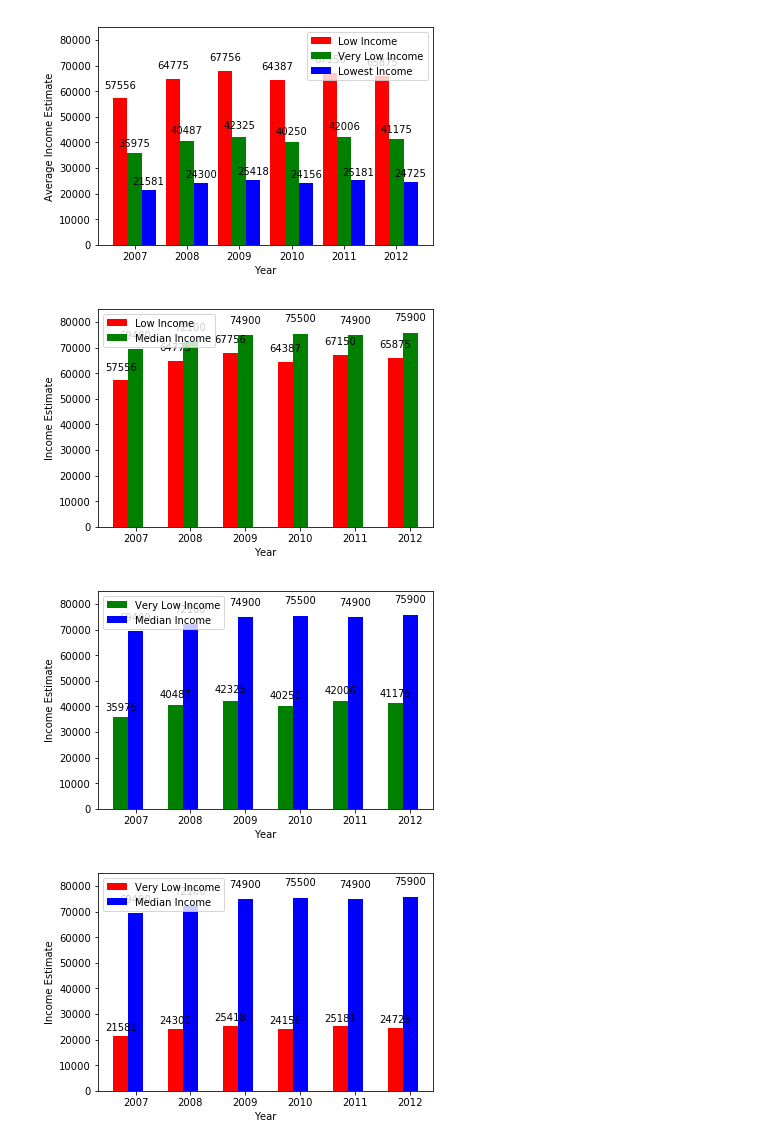
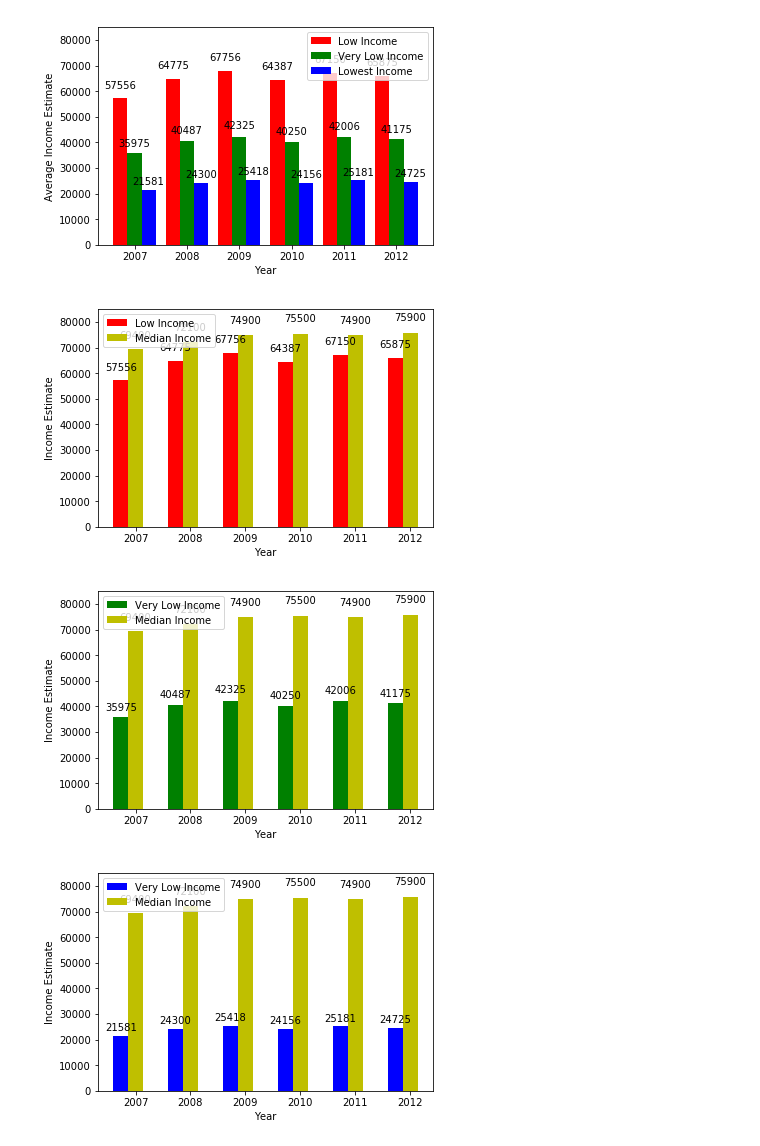
Before and after one commit to mec029/COGS108-Gentrification, a Jupyter notebook: IncomeEstimates.ipynb, the cells around one changed output. Saved outputs shown, nothing was run; the diff lists cells and outputs as text; code cells hidden in the pictures.

```diff
--- a/IncomeEstimates.ipynb
+++ b/IncomeEstimates.ipynb
@@ -14,8 +18,4 @@ import random
 from scipy import integrate
 import matplotlib.pyplot as plt
 from mpl_toolkits.mplot3d import Axes3D
-import warnings
-warnings.filterwarnings("ignore")
 %matplotlib inline
-plt.style.use('seaborn-colorblind')
-plt.rcParams['image.cmap'] = 'RdBu'
@@ -452,7 +555,7 @@ lowIncomeRect = ax.bar(ind, lowIncome, width, color='r')
 medianIncome = [df_all.T['Median Income'].iloc[0], df_all.T['Median Income'].iloc[1],
                 df_all.T['Median Income'].iloc[2], df_all.T['Median Income'].iloc[3],
                 df_all.T['Median Income'].iloc[4], df_all.T['Median Income'].iloc[5]]
-medianIncomeRect = ax.bar(ind+width, medianIncome, width, color='g')
+medianIncomeRect = ax.bar(ind+width, medianIncome, width, color='y')
 
 ax.set_ylabel('Income Estimate')
 ax.set_xlabel('Year')
@@ -468,7 +571,7 @@ autolabel(medianIncomeRect)
 plt.figure(1, figsize=(50,40))
 plt.show()
 # %% [output]
-[figure, old version]
+[figure, new version]
 # %%
 N = 6
 ind = np.arange(N)
@@ -485,7 +588,7 @@ veryLowIncomeRect = ax.bar(ind, veryLowIncome, width, color='g')
 medianIncome = [df_all.T['Median Income'].iloc[0], df_all.T['Median Income'].iloc[1],
                 df_all.T['Median Income'].iloc[2], df_all.T['Median Income'].iloc[3],
                 df_all.T['Median Income'].iloc[4], df_all.T['Median Income'].iloc[5]]
-medianIncomeRect = ax.bar(ind+width, medianIncome, width, color='b')
+medianIncomeRect = ax.bar(ind+width, medianIncome, width, color='y')
 
 ax.set_ylabel('Income Estimate')
 ax.set_xlabel('Year')
@@ -501,38 +604,38 @@ autolabel(medianIncomeRect)
 plt.figure(1, figsize=(50,40))
 plt.show()
 # %% [output]
-[figure, old version]
+[figure, new version]
 # %%
 N = 6
 ind = np.arange(N)
 width = 0.27
 
 fig = plt.figure()
 ax = fig.add_subplot(111)
 
 
 lowestIncome = [df_all.T['Lowest Income'].iloc[0], df_all.T['Lowest Income'].iloc[1],
             df_all.T['Lowest Income'].iloc[2], df_all.T['Lowest Income'].iloc[3],
             df_all.T['Lowest Income'].iloc[4], df_all.T['Lowest Income'].iloc[5]]
-lowestIncomeRect = ax.bar(ind, lowestIncome, width, color='r')
+lowestIncomeRect = ax.bar(ind, lowestIncome, width, color='b')
 
 medianIncome = [df_all.T['Median Income'].iloc[0], df_all.T['Median Income'].iloc[1],
                 df_all.T['Median Income'].iloc[2], df_all.T['Median Income'].iloc[3],
                 df_all.T['Median Income'].iloc[4], df_all.T['Median Income'].iloc[5]]
-medianIncomeRect = ax.bar(ind+width, medianIncome, width, color='b')
+medianIncomeRect = ax.bar(ind+width, medianIncome, width, color='y')
 
 ax.set_ylabel('Income Estimate')
 ax.set_xlabel('Year')
 ax.set_xticks(ind+width)
 ax.set_xticklabels( ('2007', '2008', '2009', '2010', '2011', '2012') )
 ax.legend( (lowestIncomeRect[0], medianIncomeRect[0]),
           ('Very Low Income', 'Median Income') )
 plt.ylim([0,85000])
 
 autolabel(lowestIncomeRect)
 autolabel(medianIncomeRect)
 
 plt.figure(1, figsize=(50,40))
 plt.show()
 # %% [output]
-[figure, old version]
+[figure, new version]
```
Also changed, not shown: parts of 21 cells of this notebook.
